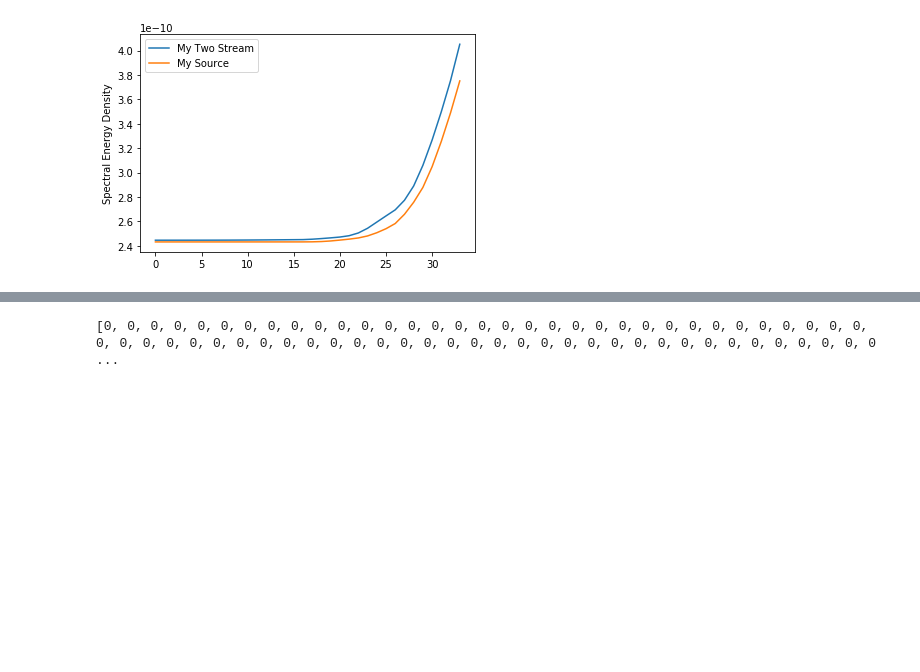
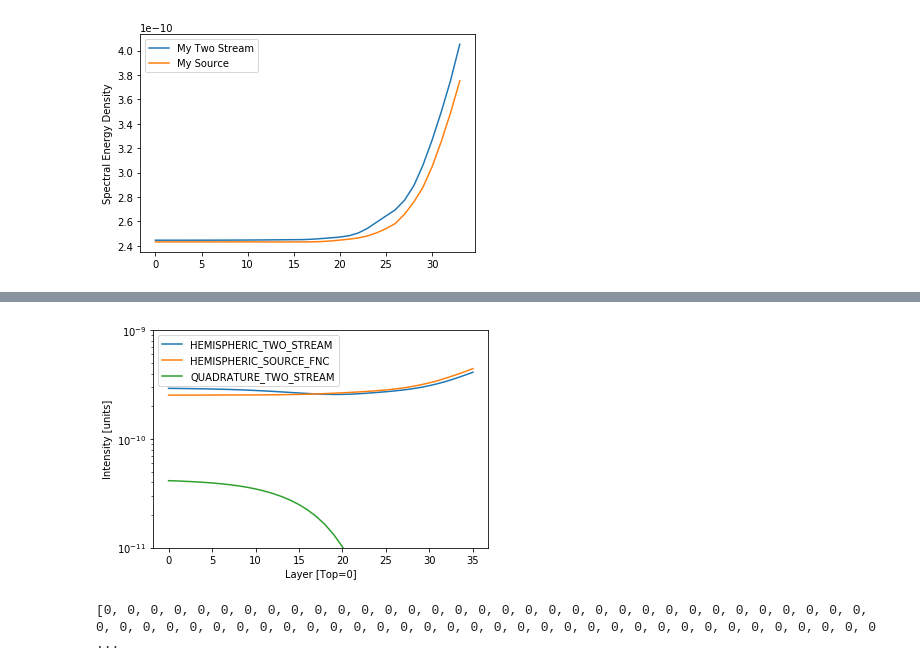
Before and after one commit to galexv/Jups, a Jupyter notebook: Testing/two_stream_tests.ipynb, the cells around one changed output, grey strips where cells are left out. Drawn from its saved outputs; the diff is of its cells as text; code cells hidden in the pictures; blank space fills up the shorter version.

```diff
--- a/Testing/two_stream_tests.ipynb
+++ b/Testing/two_stream_tests.ipynb
@@ -1073,3 +992,65 @@ plt.savefig('/home/imalsky/Desktop/fixed.png', dpi=300, bbox_inches='tight')
+# %%
+
+mylist = [2.92870937e-10, 2.53648848e-10, 4.14513600e-11,
+2.92283391e-10, 2.53709940e-10, 4.11752304e-11,
+2.91600535e-10, 2.53780559e-10, 4.08514915e-11,
+2.90801230e-10, 2.53863178e-10, 4.04686108e-11,
+2.89865293e-10, 2.53960478e-10, 4.00147289e-11,
+2.88770822e-10, 2.54075816e-10, 3.94760841e-11,
+2.87489552e-10, 2.54214044e-10, 3.88341953e-11,
+2.85991917e-10, 2.54266801e-10, 3.80679970e-11,
+2.84253799e-10, 2.54396111e-10, 3.71582907e-11,
+2.82242843e-10, 2.54586146e-10, 3.60765790e-11,
+2.79933783e-10, 2.54805411e-10, 3.47908005e-11,
+2.77344159e-10, 2.55044909e-10, 3.32862437e-11,
+2.74539188e-10, 2.55503130e-10, 3.15705113e-11,
+2.71558098e-10, 2.55967123e-10, 2.96204324e-11,
+2.68468813e-10, 2.56638083e-10, 2.74224154e-11,
+2.65384953e-10, 2.57623725e-10, 2.49696591e-11,
+2.62492942e-10, 2.58742566e-10, 2.22736748e-11,
+2.60011418e-10, 2.60250024e-10, 1.93691151e-11,
+2.58211915e-10, 2.62038941e-10, 1.63170422e-11,
+2.57359596e-10, 2.64091747e-10, 1.32126041e-11,
+2.57637554e-10, 2.66443102e-10, 1.01811345e-11,
+2.59100266e-10, 2.68986954e-10, 7.37070016e-12,
+2.61603580e-10, 2.71831854e-10, 4.93238985e-12,
+2.64848491e-10, 2.75050757e-10, 3.01094864e-12,
+2.68563398e-10, 2.78822462e-10, 1.65378607e-12,
+2.72724662e-10, 2.83312087e-10, 7.96699018e-13,
+2.77475682e-10, 2.88774441e-10, 3.26010082e-13,
+2.83070546e-10, 2.95555192e-10, 1.08884336e-13,
+2.89870580e-10, 3.04503765e-10, 2.82120660e-14,
+2.98792292e-10, 3.15629257e-10, 5.03170609e-15,
+3.10167155e-10, 3.29128381e-10, 5.42207297e-16,
+3.24071384e-10, 3.45396305e-10, 3.02289249e-17,
+3.40810334e-10, 3.65938786e-10, 7.07783050e-19,
+3.61526717e-10, 3.89037813e-10, 5.28859397e-21,
+3.85176373e-10, 4.14928104e-10, 8.71452017e-24,
+4.11786330e-10, 4.44927068e-10, 1.46376065e-27]
+
+
+
+HEMISPHERIC_TWO_STREAM = []
+HEMISPHERIC_SOURCE_FNC = []
+QUADRATURE_TWO_STREAM = []
+for i in range(0,len(mylist), 3):
+    HEMISPHERIC_TWO_STREAM.append(mylist[i])
+    HEMISPHERIC_SOURCE_FNC.append(mylist[i+1])
+    QUADRATURE_TWO_STREAM.append(mylist[i+2])
+
+plt.ylim([1e-11, 1e-9])
+
+plt.plot(range(len(HEMISPHERIC_TWO_STREAM)), HEMISPHERIC_TWO_STREAM, label='HEMISPHERIC_TWO_STREAM')
+plt.plot(range(len(HEMISPHERIC_TWO_STREAM)), HEMISPHERIC_SOURCE_FNC, label='HEMISPHERIC_SOURCE_FNC')
+plt.plot(range(len(HEMISPHERIC_TWO_STREAM)), QUADRATURE_TWO_STREAM,  label='QUADRATURE_TWO_STREAM')
+
+plt.yscale('log')
+plt.ylabel('Intensity [units]')
+plt.xlabel('Layer [Top=0]')
+plt.legend()
+plt.savefig('/home/imalsky/Desktop/Two_Stream_Layers10w0.png', dpi=300, bbox_inches='tight')
+# %% [output]
+[figure, added]
 # %%
 print ([0] * 102)
 # %% [output]
```
Also changed, not shown: parts of 1 cell of this notebook, 7 other files.
